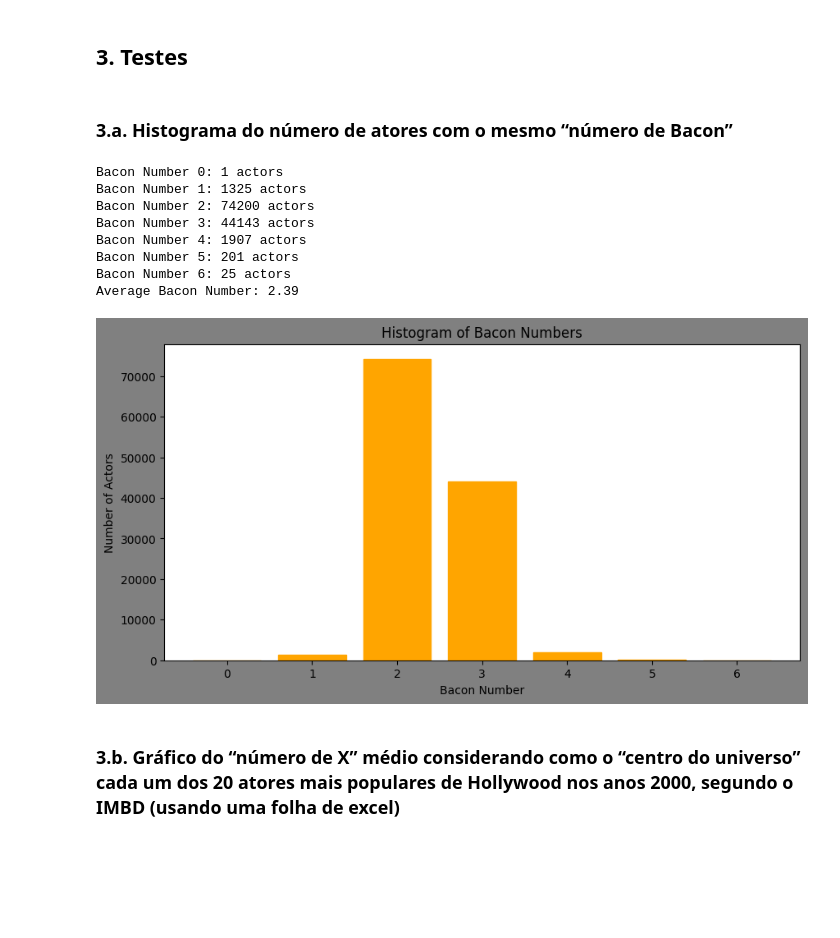
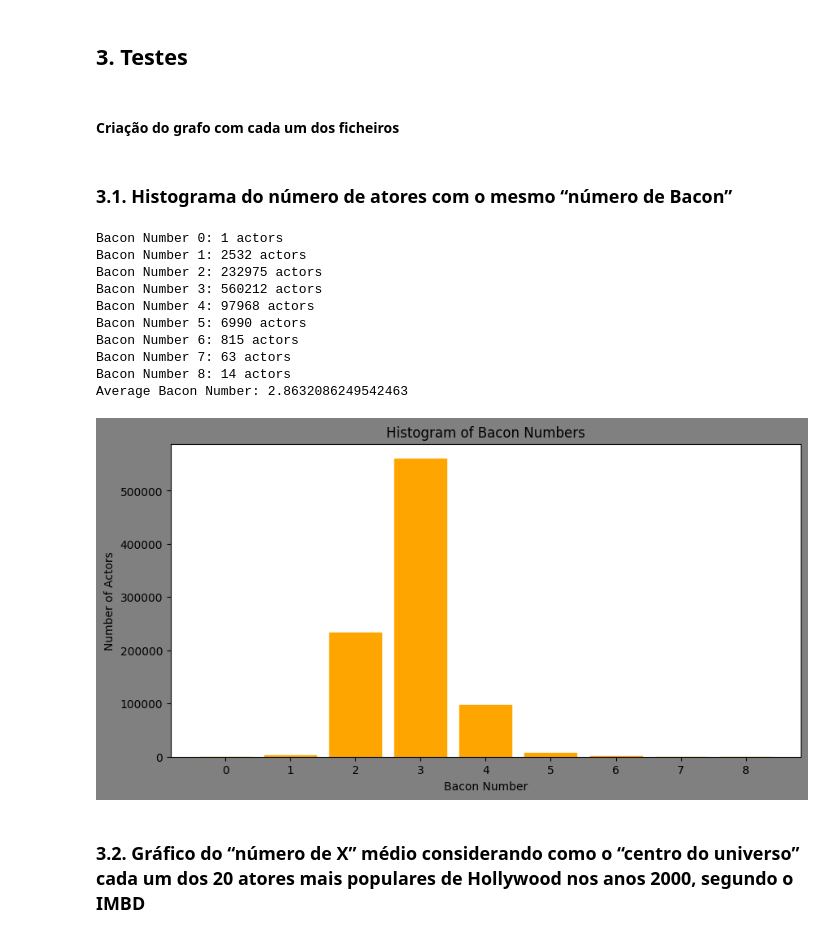
Before and after one commit to Andrxwwww/BaconOracle, a Jupyter notebook: BaconOracle.ipynb, the cells around one changed output. Cells and saved outputs as stored; diff of their text form; code cells hidden in the pictures; blank space fills up the shorter version.

```diff
--- a/BaconOracle.ipynb
+++ b/BaconOracle.ipynb
@@ -326,7 +324,7 @@ class HollywoodOracle:
 # %% [markdown]
 ### Verificação da API Hollywood oracle
 # %%
-oracle = HollywoodOracle('small_dataset_utf8.txt')
+small_oracle = HollywoodOracle("small_dataset_utf8.txt")
 def test_hollywood_oracle(graph):
 
     '''
@@ -356,7 +354,6 @@ def test_hollywood_oracle(graph):
     print("\nAverage number of X:")
     print(graph.average_number_of_X())
 
-# Call the test function
-test_hollywood_oracle(oracle)
+test_hollywood_oracle(small_oracle)
 # %% [output]
 Movies from 'Bosco, Philip':
@@ -422,43 +417,50 @@ Size of the center string: 61 bytes
 # %% [markdown]
 ## 3. Testes
+# %% [markdown]
+#### Criação do grafo com cada um dos ficheiros
+# %%
+#small_oracle = HollywoodOracle("small_dataset_utf8.txt") -> ja foi criado mais acima
+large_oracle = HollywoodOracle("large_dataset_utf8.txt")
 # %% [markdown]
-### 3.a. Histograma do número de atores com o mesmo “número de Bacon”
+### 3.1. Histograma do número de atores com o mesmo “número de Bacon”
 # %%
 import matplotlib.pyplot as plt
 
-def create_histogram_and_stats(filename):
-    oracle = HollywoodOracle(filename)
+# Cria um histograma e estatísticas sobre o número de atores com Bacon Number 0, 1, 2, etc.
+def create_histogram_and_stats(oracle):
 
     max_bacon_number, _ = oracle.max_number_of_X()
     bacon_counts = {}
     for i in range(max_bacon_number + 1):
         bacon_counts[i] = oracle.count_number_of_X(i)
 
 
     for bacon_number, count in bacon_counts.items():
         print(f'Bacon Number {bacon_number}: {count} actors')
 
     average_bacon = oracle.average_number_of_X()
-    print(f'Average Bacon Number: {average_bacon:.2f}')
+    print(f'Average Bacon Number: {average_bacon}')
 
     plt.figure(figsize=(10, 5) , facecolor='grey' )
     plt.bar(bacon_counts.keys(), bacon_counts.values(), color='orange', edgecolor='orange')
     plt.xlabel('Bacon Number')
     plt.ylabel('Number of Actors')
     plt.title('Histogram of Bacon Numbers')
     plt.xticks(list(bacon_counts.keys()))
     plt.show()
 
-create_histogram_and_stats('small_dataset_utf8.txt')
+create_histogram_and_stats(large_oracle)
 # %% [output]
 Bacon Number 0: 1 actors
-Bacon Number 1: 1325 actors
-Bacon Number 2: 74200 actors
-Bacon Number 3: 44143 actors
-Bacon Number 4: 1907 actors
-Bacon Number 5: 201 actors
-Bacon Number 6: 25 actors
-Average Bacon Number: 2.39
+Bacon Number 1: 2532 actors
+Bacon Number 2: 232975 actors
+Bacon Number 3: 560212 actors
+Bacon Number 4: 97968 actors
+Bacon Number 5: 6990 actors
+Bacon Number 6: 815 actors
+Bacon Number 7: 63 actors
+Bacon Number 8: 14 actors
+Average Bacon Number: 2.8632086249542463
-[figure, old version]
+[figure, new version]
 # %% [markdown]
-### 3.b. Gráfico do “número de X” médio considerando como o “centro do universo” cada um dos 20 atores mais populares de Hollywood nos anos 2000, segundo o IMBD (usando uma folha de excel)
+### 3.2. Gráfico do “número de X” médio considerando como o “centro do universo” cada um dos 20 atores mais populares de Hollywood nos anos 2000, segundo o IMBD
```
Also changed, not shown: parts of 10 cells of this notebook, 9 other files.
